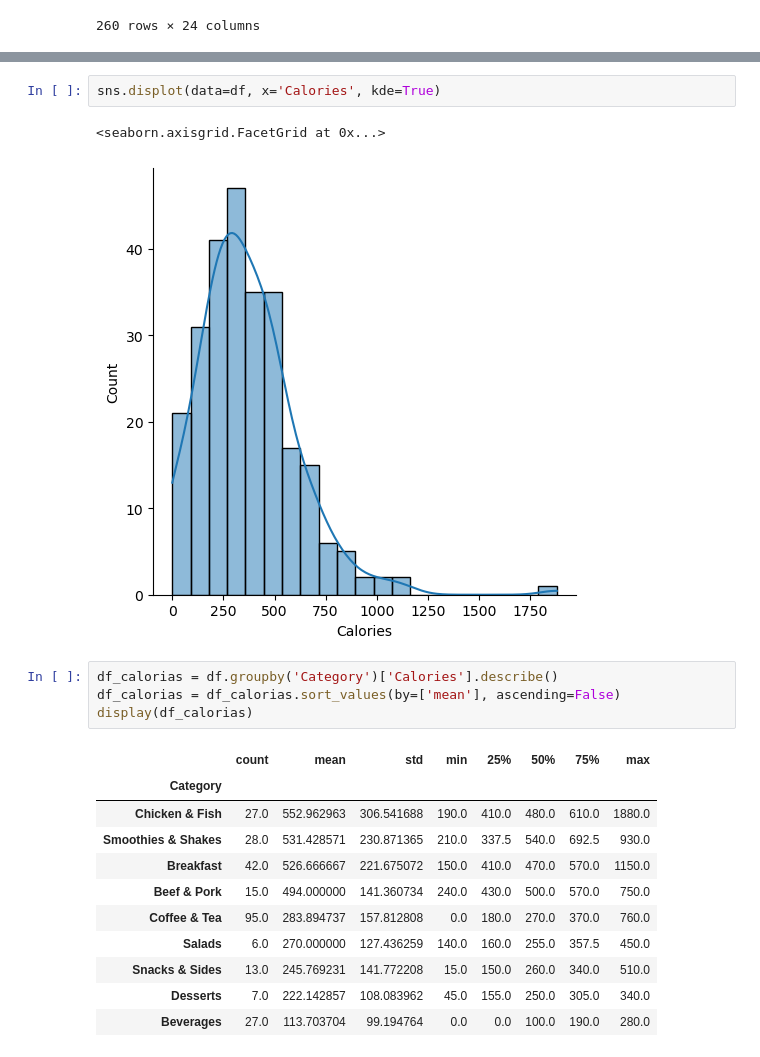
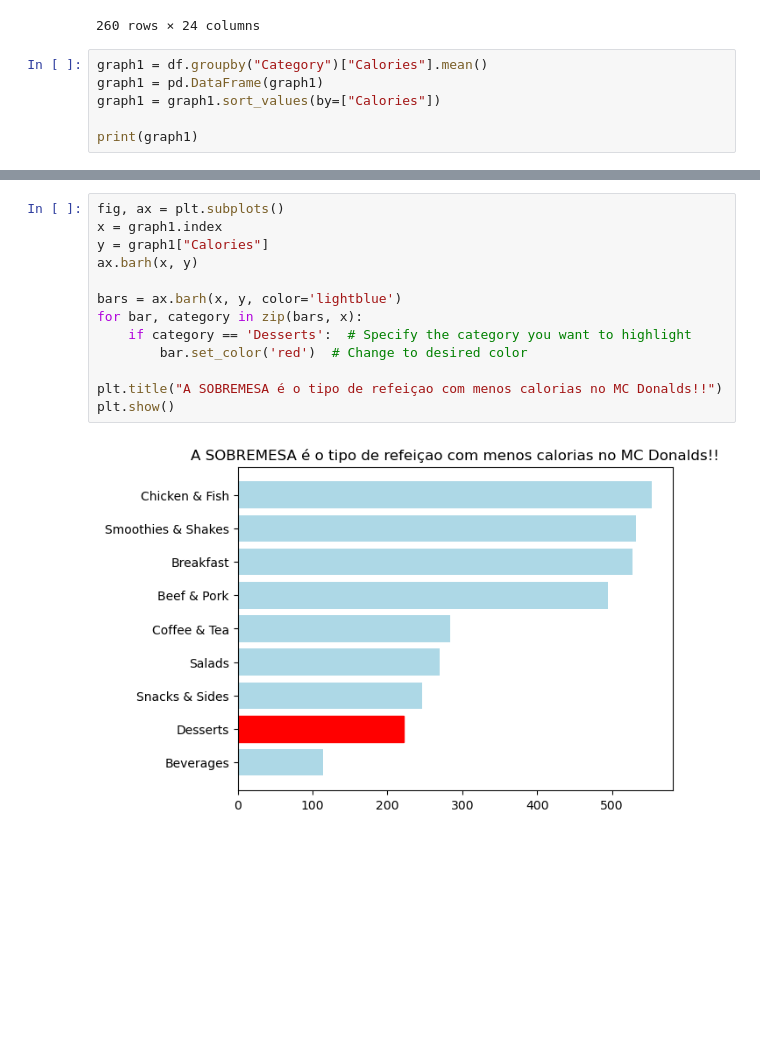
Before and after one commit to eduabichabki/analise-vendas-mcdonalds, a Jupyter notebook: mcdonalds_project.ipynb, the cells around one changed output, grey strips where cells are left out. Cells and saved outputs as stored; diff of their text form; blank space fills up the shorter version.

```diff
--- a/mcdonalds_project.ipynb
+++ b/mcdonalds_project.ipynb
@@ -42,3 +42,9 @@ df.fillna(0)
 | 258 | Smoothies & Shakes | McFlurry with Reese's Peanut Butt... | 14.2 oz (403 g) | 810 | 290 | 32.0 | 50 | ... |
 | 259 | Smoothies & Shakes | McFlurry with Reese's Peanut Butt... | 7.1 oz (202 g) | 410 | 150 | 16.0 | 25 | ... |
 260 rows × 24 columns
+# %%
+graph1 = df.groupby("Category")["Calories"].mean()
+graph1 = pd.DataFrame(graph1)
+graph1 = graph1.sort_values(by=["Calories"])
+
+print(graph1)
@@ -45,21 +63,15 @@ df.fillna(0)
 # %%
-sns.displot(data=df, x='Calories', kde=True)
+fig, ax = plt.subplots()
+x = graph1.index
+y = graph1["Calories"]
+ax.barh(x, y)
+
+bars = ax.barh(x, y, color='lightblue')
+for bar, category in zip(bars, x):
+    if category == 'Desserts':  # Specify the category you want to highlight
+        bar.set_color('red')  # Change to desired color
+
+plt.title("A SOBREMESA é o tipo de refeiçao com menos calorias no MC Donalds!!")
+plt.show()
 # %% [output]
-<seaborn.axisgrid.FacetGrid at 0x...>
-[figure, old version]
+[figure, new version]
-# %%
-df_calorias = df.groupby('Category')['Calories'].describe()
-df_calorias = df_calorias.sort_values(by=['mean'], ascending=False)
-display(df_calorias)
-# %% [output]
-|  | count | mean | std | min | 25% | 50% | 75% | max |
-| Category |  |  |  |  |  |  |  |  |
-| Chicken & Fish | 27.0 | 552.962963 | 306.541688 | 190.0 | 410.0 | 480.0 | 610.0 | 1880.0 |
-| Smoothies & Shakes | 28.0 | 531.428571 | 230.871365 | 210.0 | 337.5 | 540.0 | 692.5 | 930.0 |
-| Breakfast | 42.0 | 526.666667 | 221.675072 | 150.0 | 410.0 | 470.0 | 570.0 | 1150.0 |
-| Beef & Pork | 15.0 | 494.000000 | 141.360734 | 240.0 | 430.0 | 500.0 | 570.0 | 750.0 |
-| Coffee & Tea | 95.0 | 283.894737 | 157.812808 | 0.0 | 180.0 | 270.0 | 370.0 | 760.0 |
-| Salads | 6.0 | 270.000000 | 127.436259 | 140.0 | 160.0 | 255.0 | 357.5 | 450.0 |
-| Snacks & Sides | 13.0 | 245.769231 | 141.772208 | 15.0 | 150.0 | 260.0 | 340.0 | 510.0 |
-| Desserts | 7.0 | 222.142857 | 108.083962 | 45.0 | 155.0 | 250.0 | 305.0 | 340.0 |
-| Beverages | 27.0 | 113.703704 | 99.194764 | 0.0 | 0.0 | 100.0 | 190.0 | 280.0 |
```
Also changed, not shown: parts of 3 cells of this notebook.
